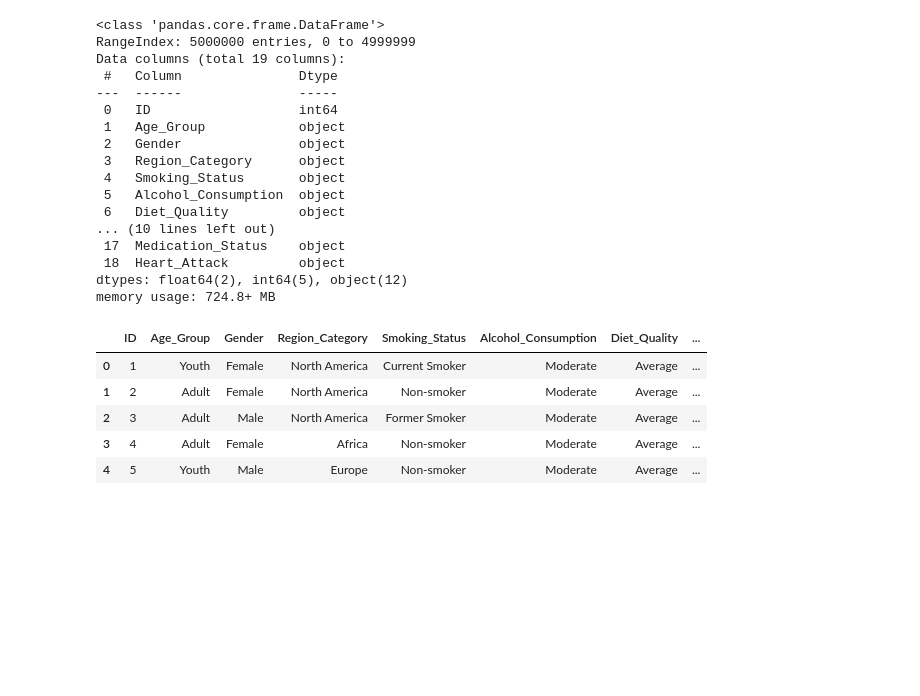
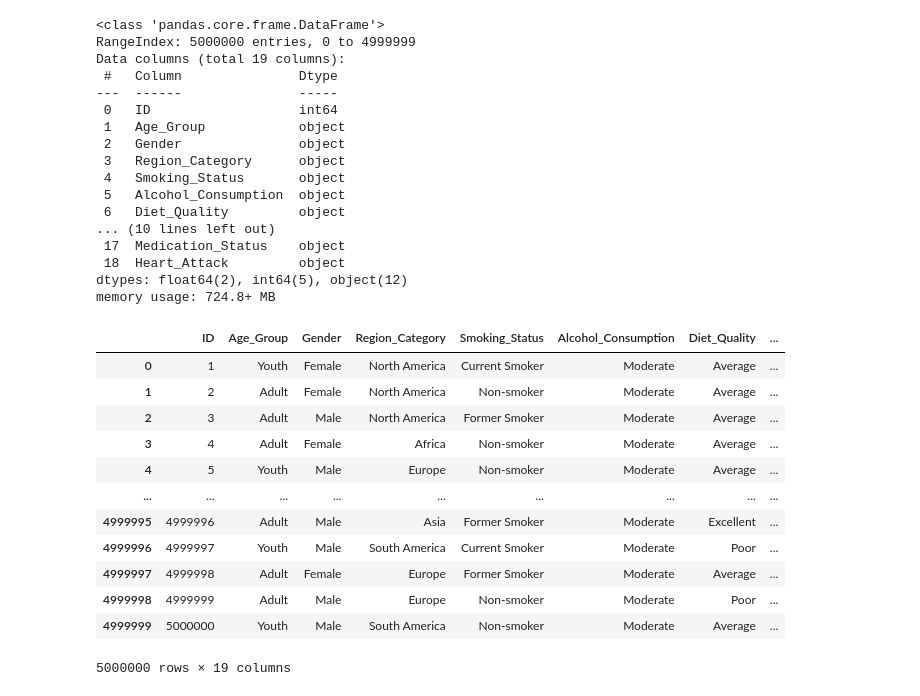
Before and after one commit to CodeSuriya/Heart_Attack_Analysis_project, a Jupyter notebook: Global_Dataset.ipynb, the cells around one changed output. Cells and saved outputs as stored; diff of their text form; code cells hidden in the pictures; blank space fills up the shorter version.

```diff
--- a/Global_Dataset.ipynb
+++ b/Global_Dataset.ipynb
@@ -364,9 +360,16 @@ reloaded_df = pd.read_csv('cleaned_global_dataset.csv')
-# %%
-reloaded_df.head()
-# %% [output]
-|  | ID | Age_Group | Gender | Region_Category | Smoking_Status | Alcohol_Consumption | Diet_Quality | ... |
-| 0 | 1 | Youth | Female | North America | Current Smoker | Moderate | Average | ... |
-| 1 | 2 | Adult | Female | North America | Non-smoker | Moderate | Average | ... |
-| 2 | 3 | Adult | Male | North America | Former Smoker | Moderate | Average | ... |
-| 3 | 4 | Adult | Female | Africa | Non-smoker | Moderate | Average | ... |
-| 4 | 5 | Youth | Male | Europe | Non-smoker | Moderate | Average | ... |
+# %%
+global_df
+# %% [output]
+|  | ID | Age_Group | Gender | Region_Category | Smoking_Status | Alcohol_Consumption | Diet_Quality | ... |
+| 0 | 1 | Youth | Female | North America | Current Smoker | Moderate | Average | ... |
+| 1 | 2 | Adult | Female | North America | Non-smoker | Moderate | Average | ... |
+| 2 | 3 | Adult | Male | North America | Former Smoker | Moderate | Average | ... |
+| 3 | 4 | Adult | Female | Africa | Non-smoker | Moderate | Average | ... |
+| 4 | 5 | Youth | Male | Europe | Non-smoker | Moderate | Average | ... |
+| ... | ... | ... | ... | ... | ... | ... | ... | ... |
+| 4999995 | 4999996 | Adult | Male | Asia | Former Smoker | Moderate | Excellent | ... |
+| 4999996 | 4999997 | Youth | Male | South America | Current Smoker | Moderate | Poor | ... |
+| 4999997 | 4999998 | Adult | Female | Europe | Former Smoker | Moderate | Average | ... |
+| 4999998 | 4999999 | Adult | Male | Europe | Non-smoker | Moderate | Poor | ... |
+| 4999999 | 5000000 | Youth | Male | South America | Non-smoker | Moderate | Average | ... |
+5000000 rows × 19 columns
```
Also changed, not shown: parts of 5 cells of this notebook.
